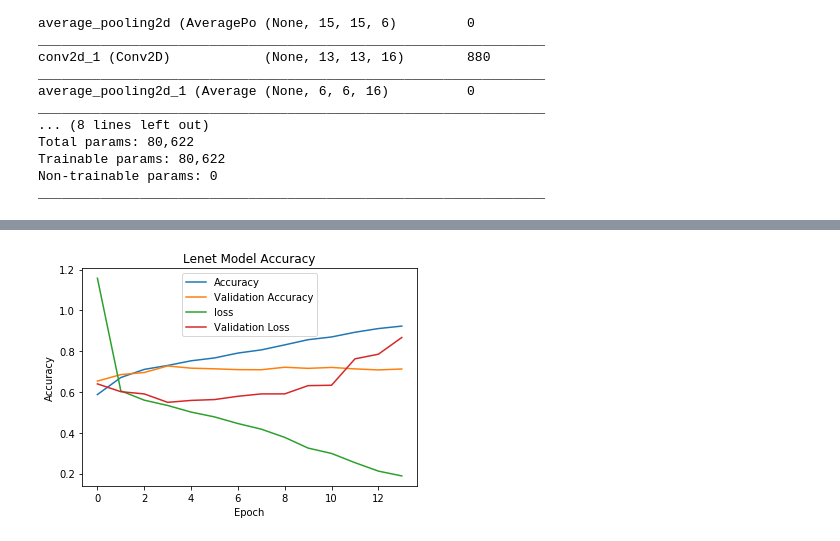
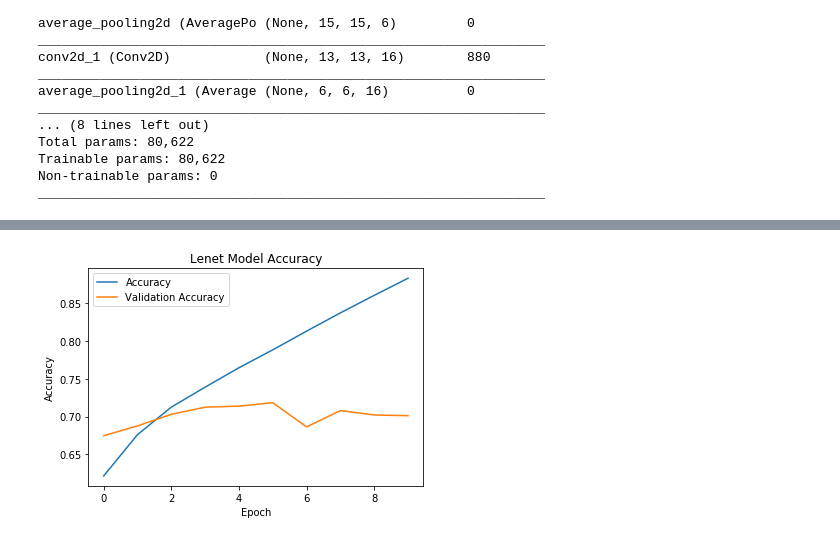
Before and after one commit to jrgee/CMPE297-98, a Jupyter notebook: LeNet_and_VGG16_for_Cats_and_Dogs.ipynb, the cells around one changed output, grey strips where cells are left out. Cells and saved outputs as stored; diff of their text form; code cells hidden in the pictures.

```diff
--- a/LeNet_and_VGG16_for_Cats_and_Dogs.ipynb
+++ b/LeNet_and_VGG16_for_Cats_and_Dogs.ipynb
@@ -107,13 +114,17 @@ def build_vggnet():
 # %%
-BATCH = 64
+BATCH = 32
 
-imagegen = ImageDataGenerator()
-
+imagegen = ImageDataGenerator(rescale=1./255)
 
 train_lenet = imagegen.flow_from_directory(directory='/content/train',
                                            batch_size=BATCH, target_size=(32,32))
 val_lenet = imagegen.flow_from_directory(directory='/content/val',
                                          batch_size=BATCH, target_size=(32,32))
+
+train_vgg = imagegen.flow_from_directory(directory='/content/train',
+                                         batch_size=BATCH, target_size=(224,224))
+val_vgg = imagegen.flow_from_directory(directory='/content/val',
+                                       batch_size=BATCH, target_size=(224,224))
 # %% [output]
 Found 22778 images belonging to 2 classes.
 Found 2222 images belonging to 2 classes.
@@ -150,7 +167,7 @@ Non-trainable params: 0
 _________________________________________________________________
 # %%
 start = time.time()
-lenet_history = lenet.fit_generator(generator=train_lenet, epochs=50, steps_per_epoch=len(train_lenet),
+lenet_history = lenet.fit_generator(generator=train_lenet, epochs=10, steps_per_epoch=len(train_lenet),
                                     validation_data=val_lenet, validation_steps=len(val_lenet), callbacks=[early])
 
 print('took ' + str((time.time()-start)/60) + ' minutes')
@@ -175,12 +192,10 @@ took 16.55483421087265 minutes
 # %%
 plt.plot(lenet_history.history["accuracy"])
 plt.plot(lenet_history.history['val_accuracy'])
-plt.plot(lenet_history.history['loss'])
-plt.plot(lenet_history.history['val_loss'])
 plt.title("Lenet Model Accuracy")
 plt.ylabel("Accuracy")
 plt.xlabel("Epoch")
-plt.legend(["Accuracy","Validation Accuracy","loss","Validation Loss"])
+plt.legend(["Accuracy","Validation Accuracy"])
 plt.show()
 # %% [output]
-[figure, old version]
+[figure, new version]
```
Also changed, not shown: parts of 24 cells of this notebook.
